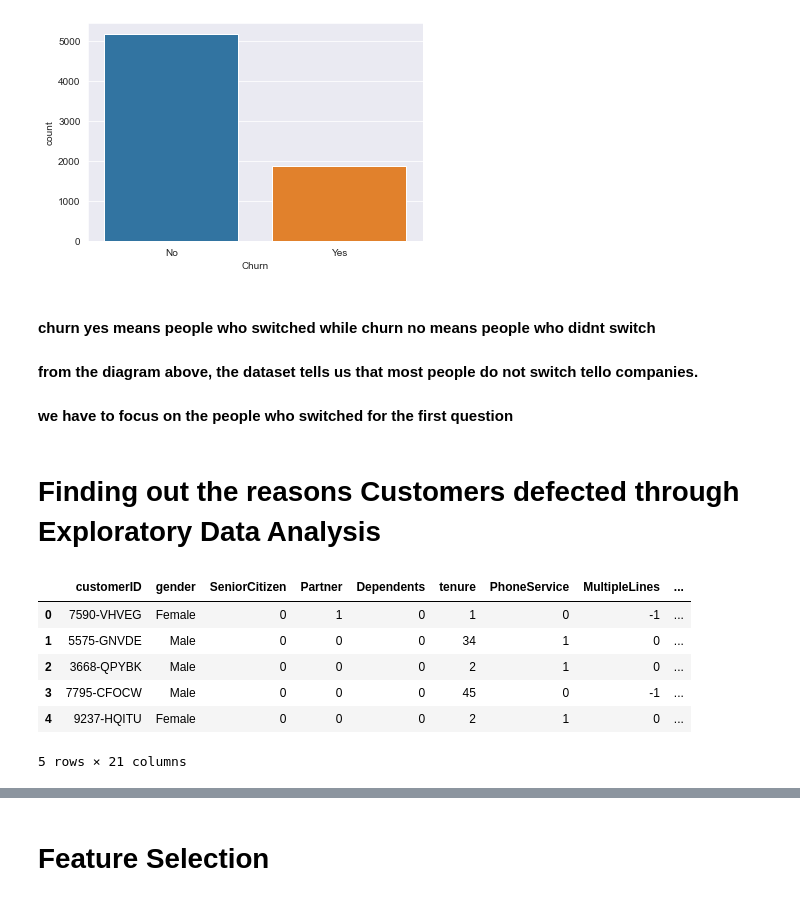
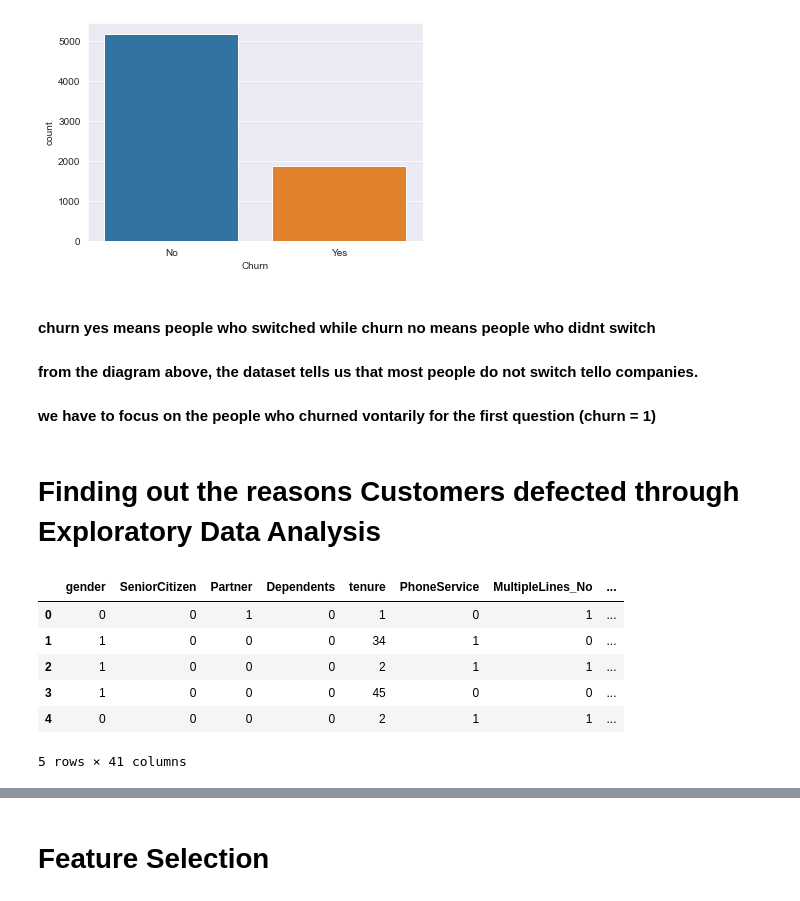
Before and after one commit to Chizzy-codes/Customer-Defection-Analysis-Using-Machine-Learning, a Jupyter notebook: Customer Defection.ipynb, the cells around one changed output, grey strips where cells are left out. Saved outputs shown, nothing was run; the diff lists cells and outputs as text; code cells hidden in the pictures.

```diff
--- a/Customer Defection.ipynb
+++ b/Customer Defection.ipynb
@@ -47,0 +145,13 @@ memory usage: 1.1+ MB
+# %%
+# There are empty strings in the total charges column
+# the approach am using is to write a python script to see the indexes they occur in and then work on them
+
+cdf[cdf['TotalCharges']==' ']['TotalCharges'].index
+checkers = [488, 753, 936, 1082, 1340, 3331, 3826, 4380, 5218, 6670, 6754]
+
+for x in checkers:
+    cdf.iloc[x, -2] = None
+# %%
+# Now we can convert the total charges column from strings to float
+cdf['TotalCharges'] = cdf['TotalCharges'].astype('float64')
+cdf['TotalCharges'][0]
@@ -47,0 +169,29 @@ memory usage: 1.1+ MB
+# %%
+# Next up is to covert the other categorical columns using pandas dummy variable
+
+other = [
+    'MultipleLines', 'InternetService', 'Contract', 'PaymentMethod',
+    'OnlineSecurity', 'OnlineBackup', 'DeviceProtection', 'TechSupport',
+    'StreamingTV', 'StreamingMovies'
+]
+
+newdf = pd.get_dummies(cdf[other])
+combined = pd.concat([cdf, newdf], axis=1).drop(labels=other, axis=1)
+combined.columns = [
+    'gender', 'SeniorCitizen', 'Partner', 'Dependents', 'tenure',
+    'PhoneService', 'MultipleLines_No', 'MultipleLines_No phone service',
+    'MultipleLines_Yes', 'InternetService_DSL', 'InternetService_Fiber optic',
+    'InternetService_No', 'Contract_Month-to-month', 'Contract_One year',
+    'Contract_Two year', 'PaymentMethod_Bank transfer (automatic)',
+    'PaymentMethod_Credit card (automatic)', 'PaymentMethod_Electronic check',
+    'PaymentMethod_Mailed check', 'OnlineSecurity_No',
+    'OnlineSecurity_No internet service', 'OnlineSecurity_Yes',
+    'OnlineBackup_No', 'OnlineBackup_No internet service', 'OnlineBackup_Yes',
+    'DeviceProtection_No', 'DeviceProtection_No internet service',
+    'DeviceProtection_Yes', 'TechSupport_No',
+    'TechSupport_No internet service', 'TechSupport_Yes', 'StreamingTV_No',
+    'StreamingTV_No internet service', 'StreamingTV_Yes', 'StreamingMovies_No',
+    'StreamingMovies_No internet service', 'StreamingMovies_Yes',
+    'PaperlessBilling', 'MonthlyCharges', 'TotalCharges', 'Churn'
+]
+combined.head()
@@ -65,6 +223,6 @@ sns.countplot(x= 'Churn', data=cdf)
 # %% [markdown]
 #### churn yes means people who switched while churn no means people who didnt switch
 #### from the diagram above, the dataset tells us that most people do not switch tello companies.
-#### we have to focus on the people who switched for the first question
+#### we have to focus on the people who churned vontarily for the first question (churn = 1)
 # %% [markdown]
 # Finding out the reasons Customers defected through Exploratory Data Analysis
@@ -102,12 +229,12 @@ for x in next:
 # %%
-cdf.head()
+combined.head()
 # %% [output]
-|  | customerID | gender | SeniorCitizen | Partner | Dependents | tenure | PhoneService | MultipleLines | ... |
-| 0 | 7590-VHVEG | Female | 0 | 1 | 0 | 1 | 0 | -1 | ... |
-| 1 | 5575-GNVDE | Male | 0 | 0 | 0 | 34 | 1 | 0 | ... |
-| 2 | 3668-QPYBK | Male | 0 | 0 | 0 | 2 | 1 | 0 | ... |
-| 3 | 7795-CFOCW | Male | 0 | 0 | 0 | 45 | 0 | -1 | ... |
-| 4 | 9237-HQITU | Female | 0 | 0 | 0 | 2 | 1 | 0 | ... |
+|  | gender | SeniorCitizen | Partner | Dependents | tenure | PhoneService | MultipleLines_No | ... |
+| 0 | 0 | 0 | 1 | 0 | 1 | 0 | 1 | ... |
+| 1 | 1 | 0 | 0 | 0 | 34 | 1 | 0 | ... |
+| 2 | 1 | 0 | 0 | 0 | 2 | 1 | 1 | ... |
+| 3 | 1 | 0 | 0 | 0 | 45 | 0 | 0 | ... |
+| 4 | 0 | 0 | 0 | 0 | 2 | 1 | 1 | ... |
-5 rows × 21 columns
+5 rows × 41 columns
 # %%
 # plotting a heatmap
```
Also changed, not shown: parts of 28 cells of this notebook.
